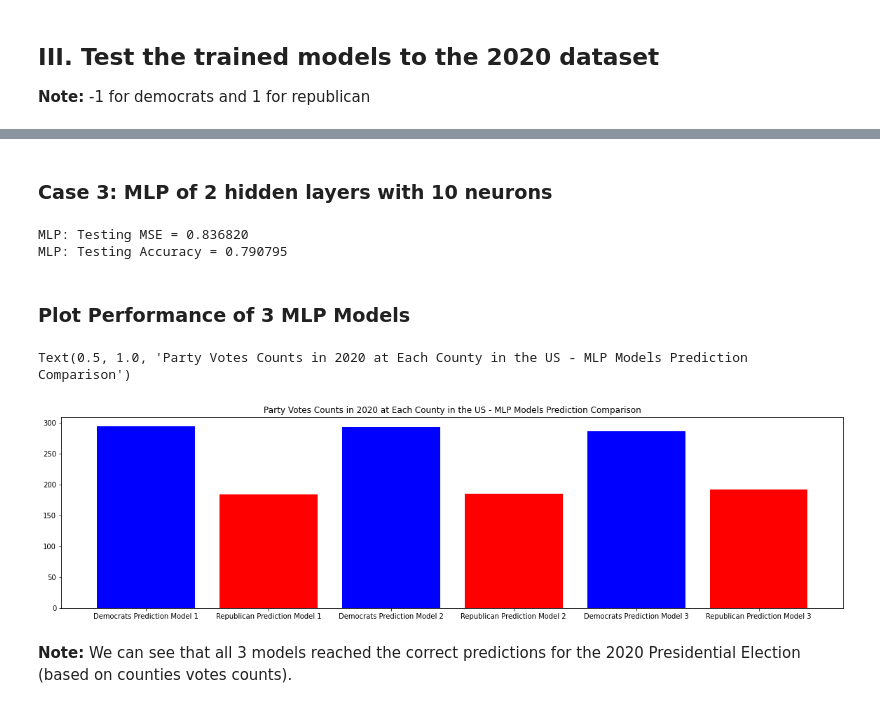
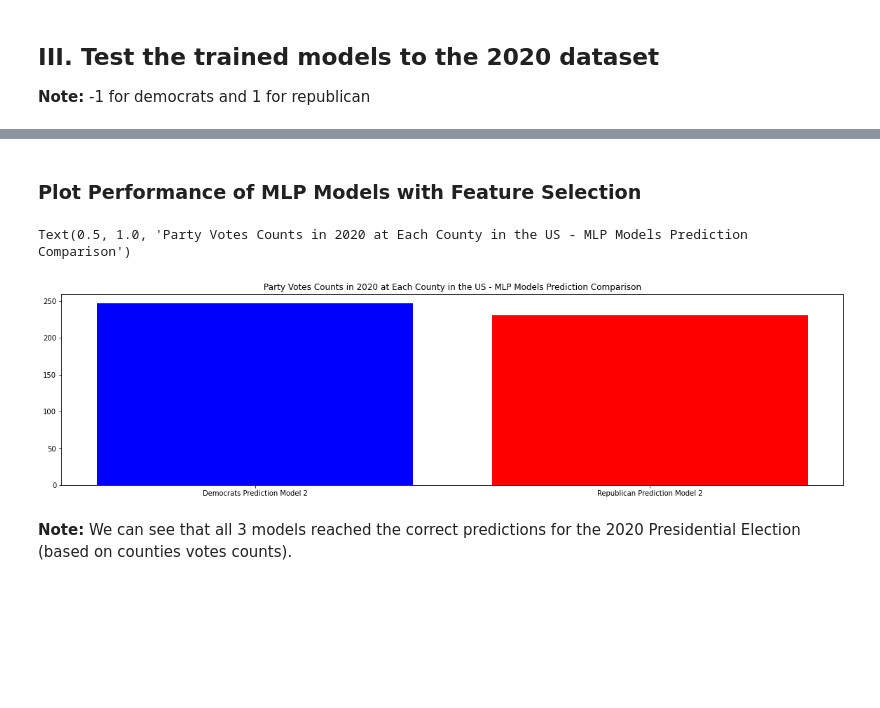
Before and after one commit to mnguyen0226/election_ml, a Jupyter notebook: src/us_election_prediction_mlp_with_feature_selection.ipynb, the cells around one changed output, grey strips where cells are left out. Saved outputs shown, nothing was run; the diff lists cells and outputs as text; code cells hidden in the pictures; blank space fills up the shorter version.

```diff
--- a/src/us_election_prediction_mlp_with_feature_selection.ipynb
+++ b/src/us_election_prediction_mlp_with_feature_selection.ipynb
@@ -326,7 +362,7 @@ y_df2 = df2['winner'].to_numpy().reshape(-1, 1)
 # %%
 # data normalization
 X_scaler = preprocessing.MinMaxScaler(feature_range=(-1,1))
-X_df2 = X_scaler.fit_transform(selected_X_df2)
+X_df2 = X_scaler.fit_transform(X_df2)
 
 y_scaler = preprocessing.MinMaxScaler(feature_range=(-1,1))
 y_df2 = y_scaler.fit_transform(y_df2)
@@ -341,8 +370,0 @@ clf1 = neural_network.MLPClassifier(hidden_layer_sizes=hl, activation='tanh', so
-# %%
-# collect learn history on both training and validation sets
-training_loss = []
-validation_loss = []
-for epoch in range(100):
-    clf1.partial_fit(X_train, y_train.ravel(), classes=np.unique(y_df1))
-    training_loss.append(1-clf1.score(X_train, y_train))
-    validation_loss.append(1-clf1.score(X_test, y_test))
@@ -387,7 +379,7 @@ clf2 = neural_network.MLPClassifier(hidden_layer_sizes=hl, activation='tanh', so
 training_loss = []
 validation_loss = []
 for epoch in range(100):
-    clf2.partial_fit(X_train, y_train.ravel(), classes=np.unique(y_df1))
+    clf2.partial_fit(X_train, y_train.ravel(), classes=np.unique(ny_df1))
     training_loss.append(1-clf2.score(X_train, y_train))
     validation_loss.append(1-clf2.score(X_test, y_test))
 # %%
@@ -479,10 +418 @@ MLP: Testing Accuracy = 0.790795
-# %%
-# count the vote each counties
-demo_count1 = repu_count1 = 0
-
-for n in clf1_pred_y_2020:
-    if n == -1:
-        demo_count1 += 1
-    else:
-        repu_count1 += 1
 # %% [markdown]
@@ -503,12 +433,3 @@ for n in clf2_pred_y_2020:
         demo_count2 += 1
     else:
         repu_count2 += 1
-# %% [markdown]
-### Case 3: MLP of 2 hidden layers with 10 neurons
-# %%
-clf3_pred_y_2020 = clf3.predict(X_df2)
-print("MLP: Testing MSE = %f" % metrics.mean_squared_error(y_df2, clf3_pred_y_2020))
-print("MLP: Testing Accuracy = %f" % metrics.accuracy_score(y_df2, clf3_pred_y_2020))
-# %% [output]
-MLP: Testing MSE = 0.836820
-MLP: Testing Accuracy = 0.790795
@@ -524,17 +436,15 @@ for n in clf3_pred_y_2020:
 # %% [markdown]
-### Plot Performance of 3 MLP Models
+### Plot Performance of MLP Models with Feature Selection
 # %%
-votes = [demo_count1, repu_count1, demo_count2, repu_count2, demo_count3, repu_count3]
-names = ['Democrats Prediction Model 1', 'Republican Prediction Model 1',
-         'Democrats Prediction Model 2', 'Republican Prediction Model 2',
-         'Democrats Prediction Model 3', 'Republican Prediction Model 3']
+votes = [demo_count2, repu_count2]
+names = ['Democrats Prediction Model 2', 'Republican Prediction Model 2']
 
 plt.figure(figsize=(20, 5))
-plt.bar(names, votes, color=['blue', 'red', 'blue', 'red', 'blue', 'red'])
+plt.bar(names, votes, color=['blue', 'red'])
 plt.title('Party Votes Counts in 2020 at Each County in the US - MLP Models Prediction Comparison')
 # %% [output]
 Text(0.5, 1.0, 'Party Votes Counts in 2020 at Each County in the US - MLP Models Prediction Comparison')
-[figure, old version]
+[figure, new version]
 # %% [markdown]
 **Note:** We can see that all 3 models reached the correct predictions for the 2020 Presidential Election (based on counties votes counts).
 # %% [markdown]
```
Also changed, not shown: parts of 47 cells of this notebook.
